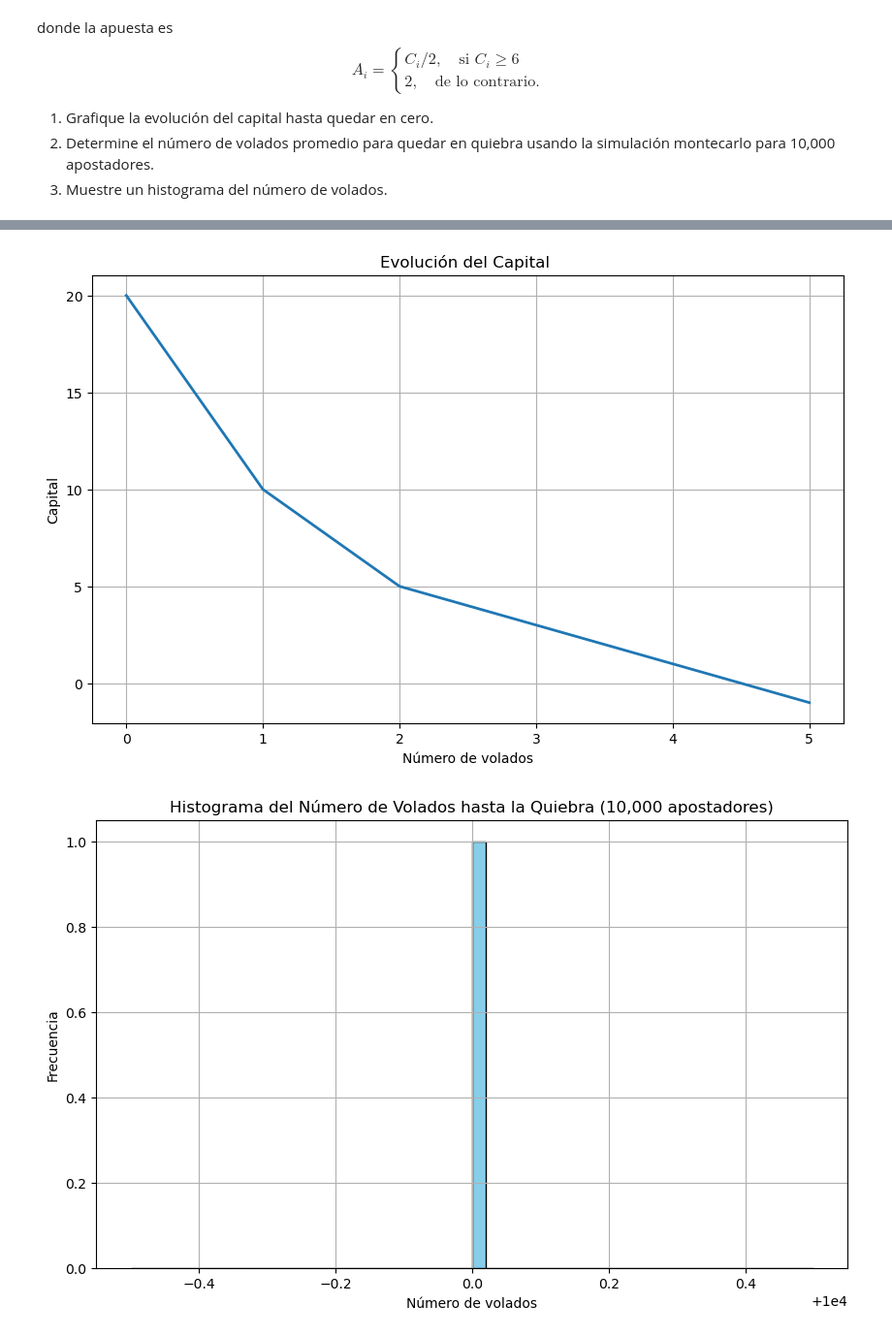
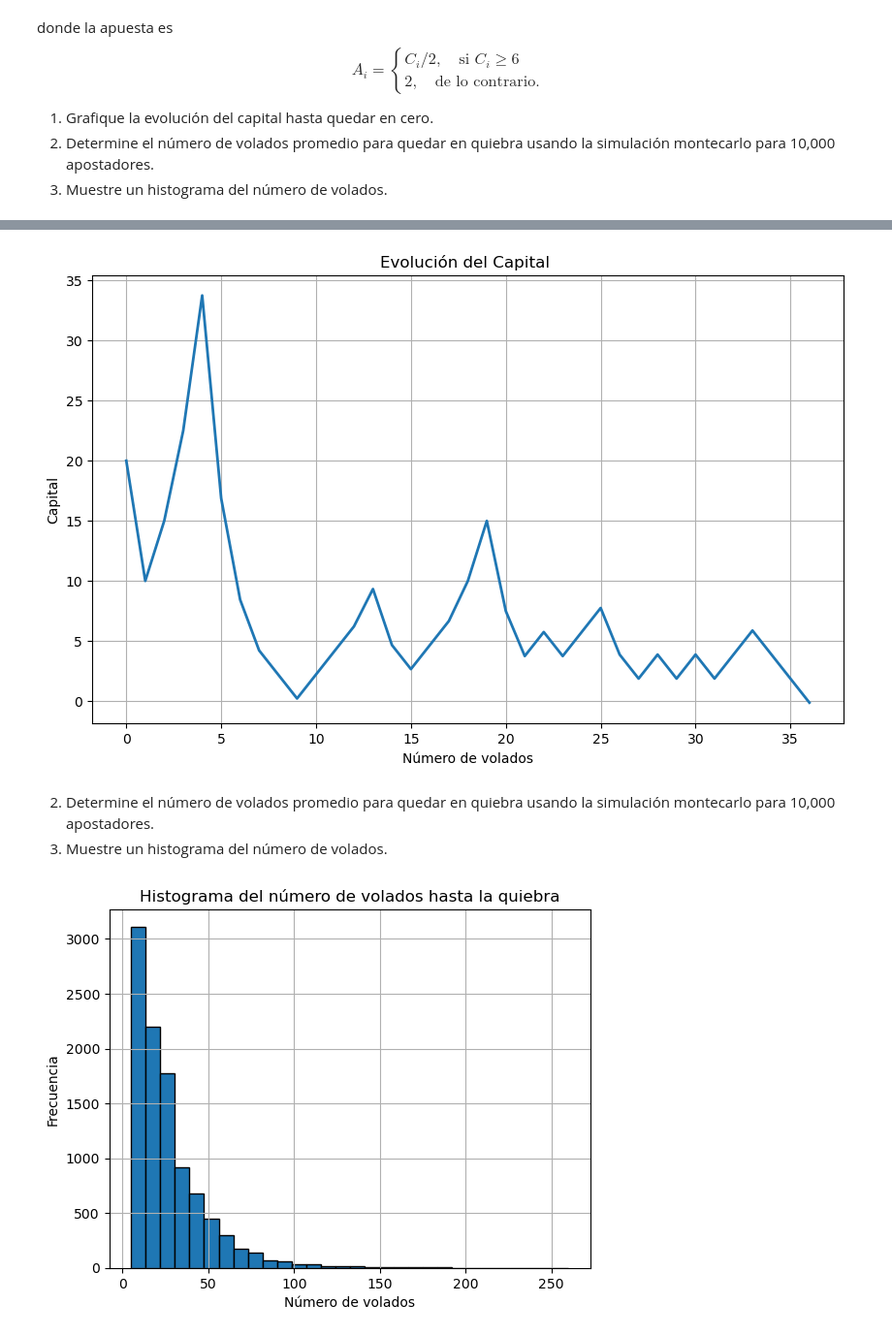
Before and after one commit to antoniorte/hello-world, a Jupyter notebook: Tarea - Caminata aleatoria.ipynb, the cells around one changed output, grey strips where cells are left out. Shown at 97% size. Saved outputs shown, nothing was run; the diff lists cells and outputs as text; code cells hidden in the pictures.

```diff
--- a/Tarea - Caminata aleatoria.ipynb
+++ b/Tarea - Caminata aleatoria.ipynb
@@ -80,9 +82,8 @@ $$
 # %%
 import numpy as np
 
-
 def moneda():
-    return np.random.randint(0, 1)
+    return np.random.randint(0, 2)
 def apostador(C0):
     capital = [C0]
     while capital[-1] > 0:
@@ -109,35 +126,28 @@ plt.ylabel('Capital')
 plt.grid(True)
 plt.show()
 # %% [output]
-[figure, old version]
+[figure, new version]
+# %% [markdown]
+2. Determine el número de volados promedio para quedar en quiebra usando la simulación montecarlo para 10,000 apostadores.
+3. Muestre un histograma del número de volados.
 # %%
-def montecarlo(n):
-    apsotadores=[]
+def montecarlo(n, C0):
+    apostadores=[]
     for i in range(n):
-        volados=0
-        capital=20
-        while capital>0:
-            if capital>=6:
-                apuesta=capital/2
-            else:
-                apuesta=2
-            r=np.random.choice([-1,1])
-            capital+=apuesta*r
-            volados+=1
-        apsotadores.append(volados)
-    return n
+        capital=apostador(C0)
+        apostadores.append(len(capital)-1)
+    return apostadores
 n=10000
-apsotadores=montecarlo(n)
+C0=20
+v=montecarlo(n, C0)
 
 
-
-plt.figure(figsize=(10, 6))
-plt.hist(apsotadores, bins=50, color='skyblue', edgecolor='black')
-plt.title('Histograma del Número de Volados hasta la Quiebra (10,000 apostadores)')
-plt.xlabel('Número de volados')
-plt.ylabel('Frecuencia')
-plt.grid()
+plt.hist(v, bins=30, edgecolor='black')
+plt.title("Histograma del número de volados hasta la quiebra")
+plt.xlabel("Número de volados")
+plt.ylabel("Frecuencia")
+plt.grid(True)
 plt.show()
 # %% [output]
-[figure, old version]
+[figure, new version]
 # %%
```
Also changed, not shown: parts of 4 cells of this notebook.
